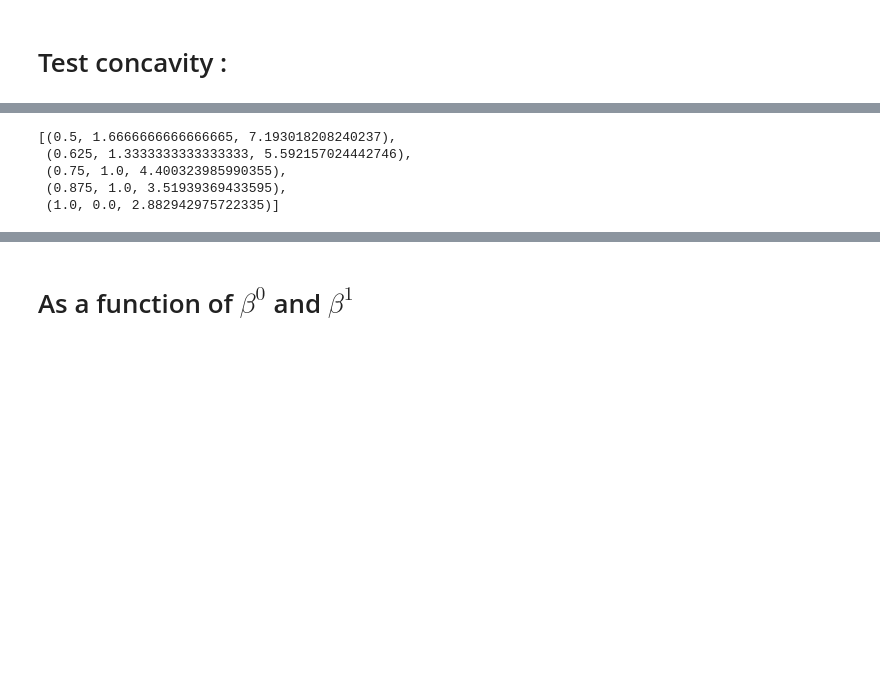
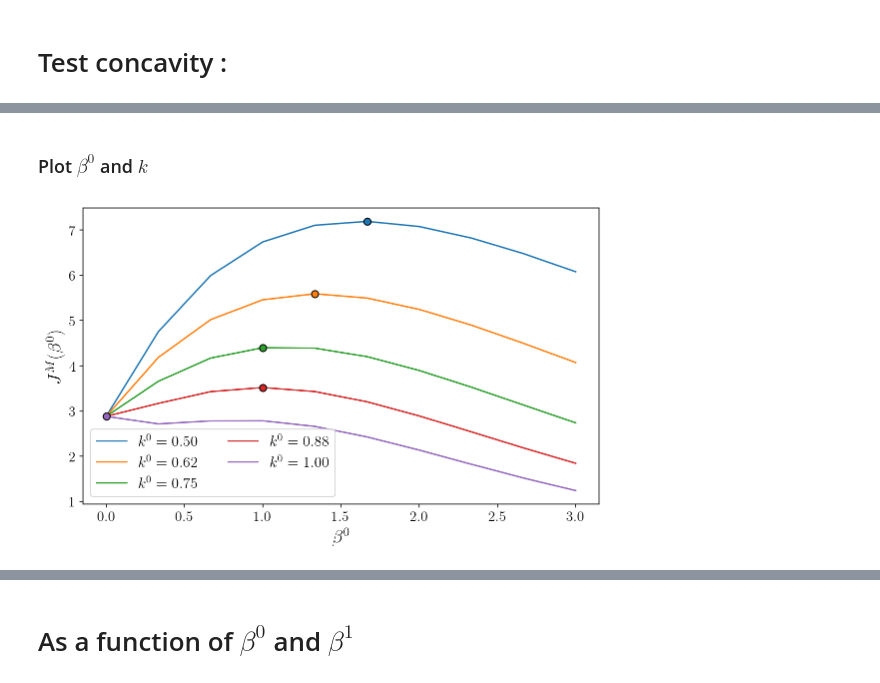
Before and after one commit to AdrienMathieu-eng/Nash-Equilibrium-, a Jupyter notebook: non_linear_BSDE_v2.ipynb, the cells around one changed output, grey strips where cells are left out. Cells and saved outputs as stored; diff of their text form; code cells hidden in the pictures; blank space fills up the shorter version.

```diff
--- a/non_linear_BSDE_v2.ipynb
+++ b/non_linear_BSDE_v2.ipynb
@@ -1369,14 +1583,15 @@ def F(t):
 def E_alpha2(t):
     return (sigma_alpha ** 2) / (2 * eta_alpha) * (1 - np.exp(-2 * eta_alpha * t))
 
-def V(t, beta0, k):
-    return sigma_Z_bar**2 * np.exp(-2 * k * beta0) * (1 - np.exp(-2 * eta_Z * t)) / (2 * eta_Z)
+def V(t, beta0, k,sigma = sigma_Z_bar):
+    return sigma**2 * np.exp(-2 * k * beta0) * (1 - np.exp(-2 * eta_Z * t)) / (2 * eta_Z)
 
 nt = 700
 t_grid = np.linspace(0, T, nt)
 
-def JM(beta0, k, eps=1e-12):
+def JM(beta0, k,sigma=sigma_Z_bar, eps=1e-12):
     integrand = np.zeros_like(t_grid)
+    integrand_UT = np.zeros_like(t_grid)
 
     for i, t in enumerate(t_grid):
         ns = max(2, int(nt * t / T))
@@ -1418,40 +1633,45 @@ def JM(beta0, k, eps=1e-12):
                 Ft**2 * E_a2_t * phi_t
                 + beta0 * Ft * np.sqrt(E_a2_t) * varphi_t
                 - beta0**2 * phi_t)
-            + kappa * V(t, beta0, k)
-            + 2 * beta0 * np.sqrt(V(t, beta0, k) / (2 * np.pi))
+            + kappa * V(t, beta0, k,sigma)
+            + 2 * beta0 * np.sqrt(V(t, beta0, k,sigma) / (2 * np.pi))
         )
+        term_UT = -(kappa * V(t, beta0, k,sigma)
+            + 2 * beta0 * np.sqrt(V(t, beta0, k,sigma) / (2 * np.pi)))
 
         integrand[i] = term
+        integrand_UT[i] = term_UT
 
-    return simps(integrand, t_grid)
+    return (simps(integrand, t_grid),simps(integrand_UT,t_grid))
+# %% [markdown]
+### Plot $\beta^0$ and $k$
 # %%
+colors = ['tab:blue', 'tab:orange', 'tab:green', 'tab:red',
+          'tab:purple', 'tab:brown', 'tab:pink', 'tab:gray',
+          'tab:olive', 'tab:cyan']
+
 l = []
 plt.figure(figsize=(8, 5))
-for k in k_values:
-    JM_vals = [JM(beta0, k) for beta0 in beta0_values]
-    line, = plt.plot(beta0_values, JM_vals, label=f'k={k:.2f}')
+
+for i, k in enumerate(k_values):
+    color = colors[i % len(colors)]  # cycle sur les couleurs
+    JM_vals = [JM(beta0, k)[0] for beta0 in beta0_values]
+
+    line, = plt.plot(beta0_values, JM_vals, label=fr'$k^0={k:.2f}$', color=color)
 
     # Trouver le maximum et ajouter un point
     max_idx = np.argmax(JM_vals)
     max_beta0 = beta0_values[max_idx]
     max_JM = JM_vals[max_idx]
-    l.append((k,max_beta0,max_JM))
-    plt.scatter(max_beta0, max_JM, color=line.get_color(), s=50, zorder=5)
+    l.append((k, max_beta0, max_JM))
 
-plt.xlabel(r'$\beta^0$')
-plt.ylabel(r'$J^M(\beta^0)$')
-plt.title(r'$J^M(\beta^0)$ for various values of $k$')
-plt.legend()
-plt.grid(True)
+    plt.scatter(max_beta0, max_JM, color=color, s=50, zorder=5, edgecolors="black")
+
+plt.xlabel(r'$\beta^0$', fontsize=fsL)
+plt.ylabel(r'$J^M(\beta^0)$', fontsize=fsL)
+plt.legend(fontsize=fs, ncol=2, frameon=True, framealpha=0.8, markerscale=0.8)
 plt.tight_layout()
-plt.savefig("figures_Stackelberg/test_concavity_with_max.pdf")
+plt.savefig("figures_Stackelberg/test_concavity_with_max.pdf", format="pdf", dpi=dpi)
 plt.show()
+# %% [output]
+[figure, added]
-# %%
-l
-# %% [output]
-[(0.5, 1.6666666666666665, 7.193018208240237),
- (0.625, 1.3333333333333333, 5.592157024442746),
- (0.75, 1.0, 4.400323985990355),
- (0.875, 1.0, 3.51939369433595),
- (1.0, 0.0, 2.882942975722335)]
```
Also changed, not shown: parts of 50 cells of this notebook.
